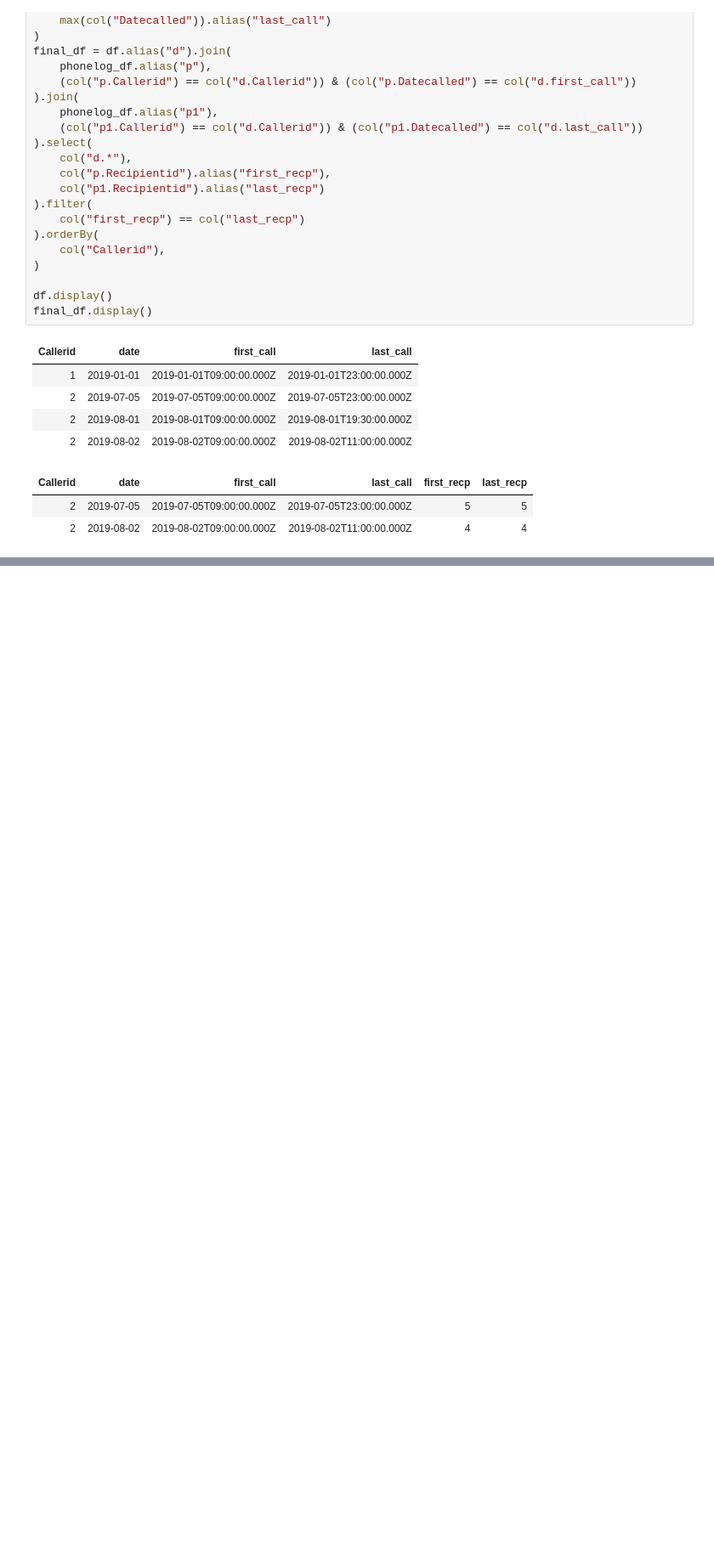
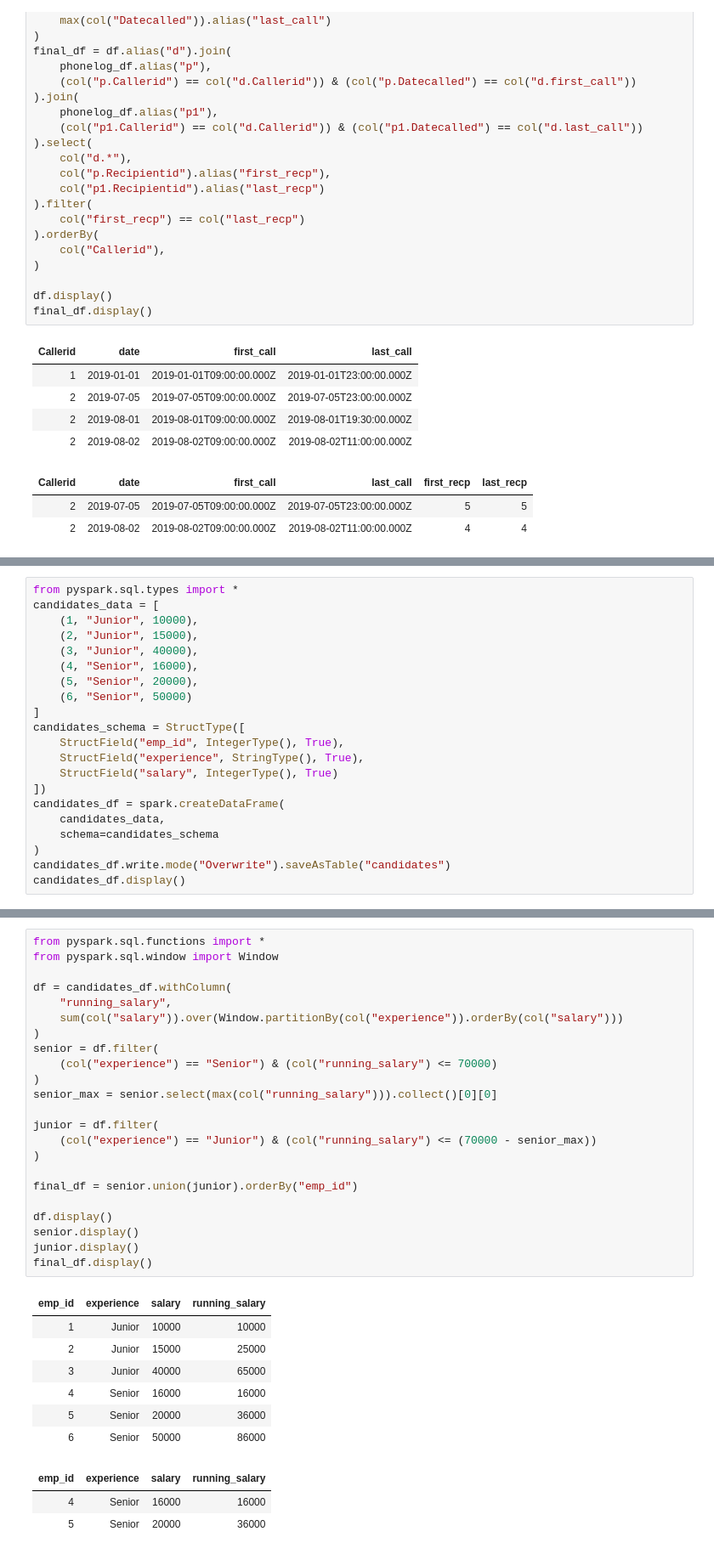
Before and after one commit to Rupam-1/SQL-Pyspark-practise_youtube, a Jupyter notebook: 05. PYSPARK - Part3.ipynb, the cells around one changed output, grey strips where cells are left out. Shown at 85% size. Cells and saved outputs as stored; diff of their text form; blank space fills up the shorter version.

```diff
--- a/05. PYSPARK - Part3.ipynb
+++ b/05. PYSPARK - Part3.ipynb
@@ -455,0 +462,21 @@ final_df.display()
+# %%
+from pyspark.sql.types import *
+candidates_data = [
+    (1, "Junior", 10000),
+    (2, "Junior", 15000),
+    (3, "Junior", 40000),
+    (4, "Senior", 16000),
+    (5, "Senior", 20000),
+    (6, "Senior", 50000)
+]
+candidates_schema = StructType([
+    StructField("emp_id", IntegerType(), True),
+    StructField("experience", StringType(), True),
+    StructField("salary", IntegerType(), True)
+])
+candidates_df = spark.createDataFrame(
+    candidates_data,
+    schema=candidates_schema
+)
+candidates_df.write.mode("Overwrite").saveAsTable("candidates")
+candidates_df.display()
@@ -455,0 +491,34 @@ final_df.display()
+# %%
+from pyspark.sql.functions import *
+from pyspark.sql.window import Window
+
+df = candidates_df.withColumn(
+    "running_salary",
+    sum(col("salary")).over(Window.partitionBy(col("experience")).orderBy(col("salary")))
+)
+senior = df.filter(
+    (col("experience") == "Senior") & (col("running_salary") <= 70000)
+)
+senior_max = senior.select(max(col("running_salary"))).collect()[0][0]
+
+junior = df.filter(
+    (col("experience") == "Junior") & (col("running_salary") <= (70000 - senior_max))
+)
+
+final_df = senior.union(junior).orderBy("emp_id")
+
+df.display()
+senior.display()
+junior.display()
+final_df.display()
+# %% [output]
+| emp_id | experience | salary | running_salary |
+| 1 | Junior | 10000 | 10000 |
+| 2 | Junior | 15000 | 25000 |
+| 3 | Junior | 40000 | 65000 |
+| 4 | Senior | 16000 | 16000 |
+| 5 | Senior | 20000 | 36000 |
+| 6 | Senior | 50000 | 86000 |
+| emp_id | experience | salary | running_salary |
+| 4 | Senior | 16000 | 16000 |
+| 5 | Senior | 20000 | 36000 |
```
Also changed, not shown: parts of 3 cells of this notebook, 1 other file.
